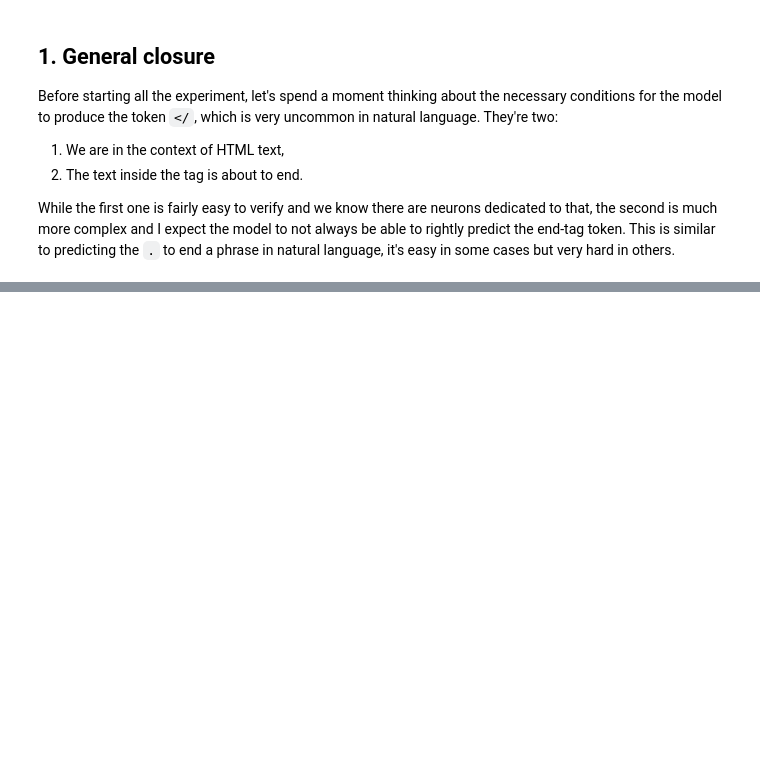
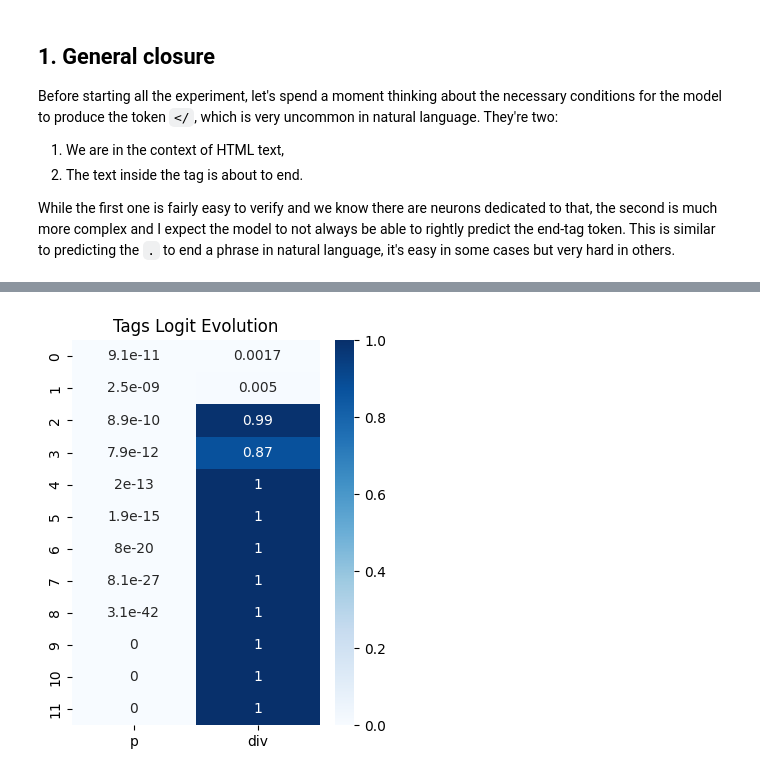
Before and after one commit to ghidav/mats-interp, a Jupyter notebook: demo.ipynb, the cells around one changed output, grey strips where cells are left out. Saved outputs shown, nothing was run; the diff lists cells and outputs as text; code cells hidden in the pictures; blank space fills up the shorter version.

```diff
--- a/demo.ipynb
+++ b/demo.ipynb
@@ -507,0 +461,5 @@ tqdm.pandas()
+# %%
+fig = plot_tag_logits(model, corrupted_prompt, ["p", "div"], range(12))
+fig.show()
+# %% [output]
+[figure, added]
```
Also changed, not shown: parts of 77 cells of this notebook.
